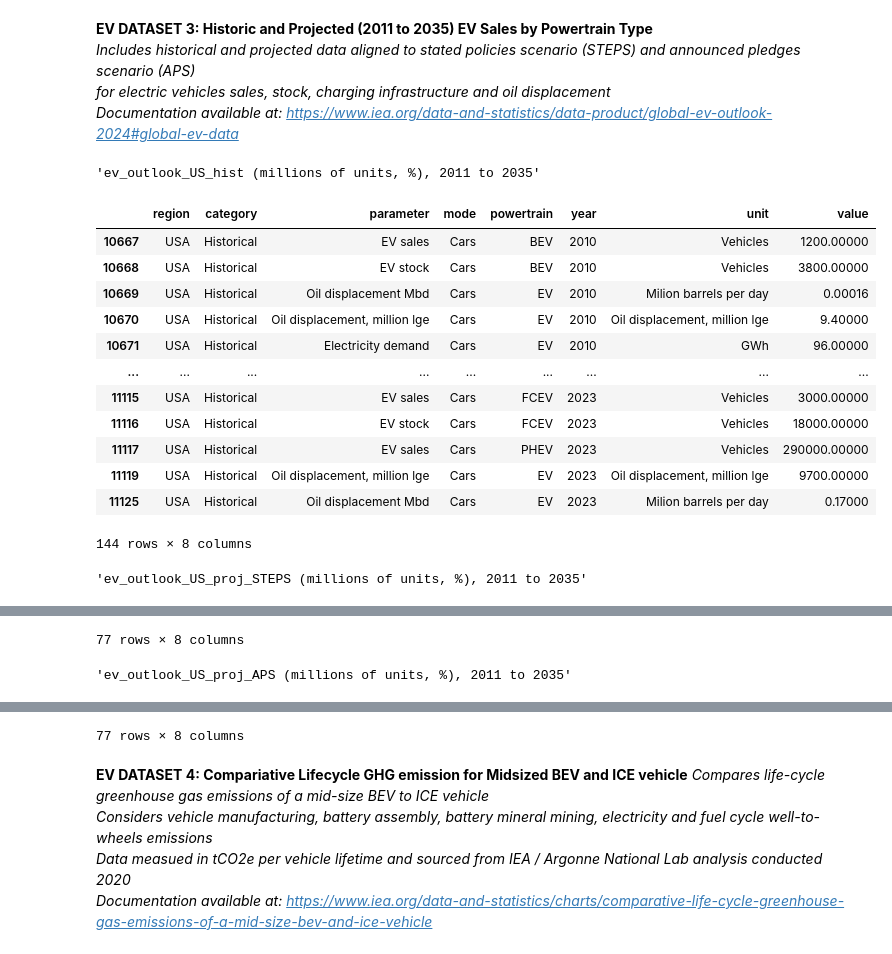
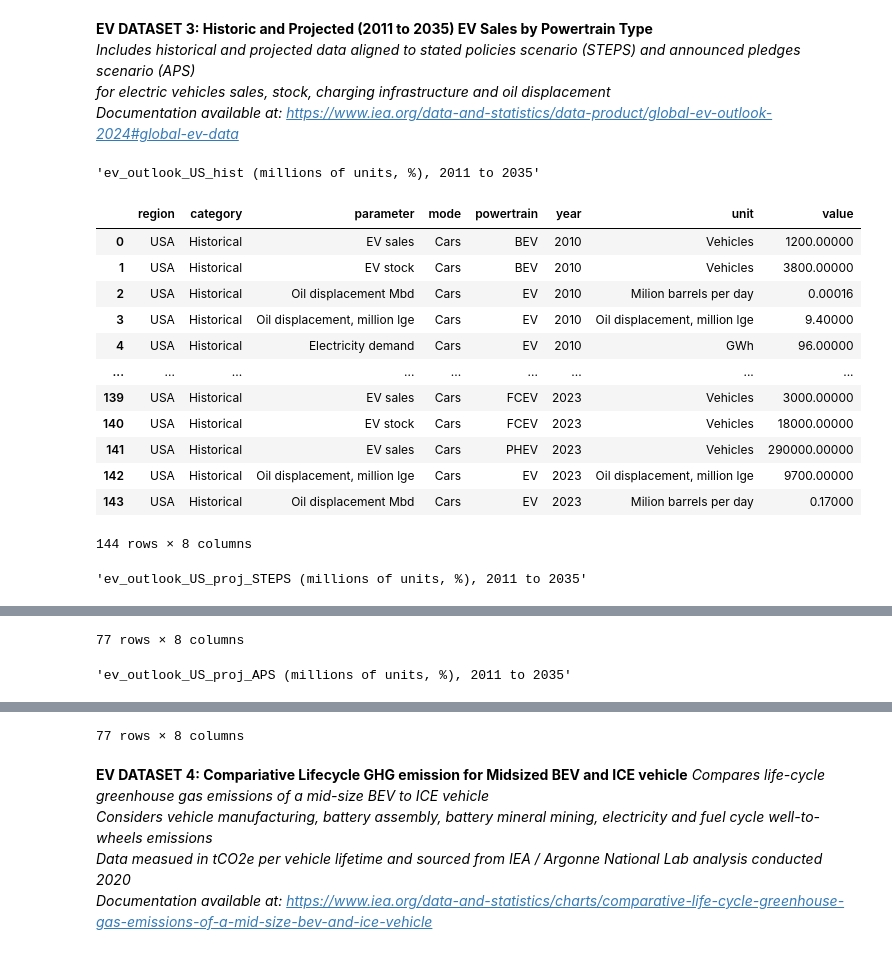
Before and after one commit to jbondAI/AI_Project_2, a Jupyter notebook: ev_and_ice_vehicle_datasets.ipynb, the cells around one changed output, grey strips where cells are left out. Saved outputs shown, nothing was run; the diff lists cells and outputs as text; code cells hidden in the pictures.

```diff
--- a/ev_and_ice_vehicle_datasets.ipynb
+++ b/ev_and_ice_vehicle_datasets.ipynb
@@ -153,38 +226,38 @@ Documentation available at: https://www.iea.org/data-and-statistics/data-product
 # %%
 # Reads in historic and projeted EV electric demand data and joins datafames
 ev_outlook= pd.read_csv("Resources/IEA Global EV Data 2024.csv")
 
 # Historic EV Outlook data for US
-ev_outlook_US_hist = ev_outlook[(ev_outlook['category'] == 'Historical') & (ev_outlook['region'] == 'USA') & (ev_outlook['mode'] == 'Cars')]
+ev_outlook_US_hist = ev_outlook[(ev_outlook['category'] == 'Historical') & (ev_outlook['region'] == 'USA') & (ev_outlook['mode'] == 'Cars')].copy().reset_index(drop=True)
 
 # Projected EV Outlook data based on stated policies for US
-ev_outlook_US_proj_STEPS = ev_outlook[(ev_outlook['category'] == 'Projection-STEPS') & (ev_outlook['region'] == 'USA') & (ev_outlook['mode'] == 'Cars')]
+ev_outlook_US_proj_STEPS = ev_outlook[(ev_outlook['category'] == 'Projection-STEPS') & (ev_outlook['region'] == 'USA') & (ev_outlook['mode'] == 'Cars')].copy().reset_index(drop=True)
 
 # Projected EV Outlook data based on announced pledges for US
-ev_outlook_US_proj_APS = ev_outlook[(ev_outlook['category'] == 'Projection-APS') & (ev_outlook['region'] == 'USA') & (ev_outlook['mode'] == 'Cars')]
+ev_outlook_US_proj_APS = ev_outlook[(ev_outlook['category'] == 'Projection-APS') & (ev_outlook['region'] == 'USA') & (ev_outlook['mode'] == 'Cars')].copy().reset_index(drop=True)
 
 display('ev_outlook_US_hist (millions of units, %), 2011 to 2035')
 display(ev_outlook_US_hist)
 
 display('ev_outlook_US_proj_STEPS (millions of units, %), 2011 to 2035')
 display(ev_outlook_US_proj_STEPS)
 
 display('ev_outlook_US_proj_APS (millions of units, %), 2011 to 2035')
 display(ev_outlook_US_proj_APS)
 # %% [output]
 'ev_outlook_US_hist (millions of units, %), 2011 to 2035'
 |  | region | category | parameter | mode | powertrain | year | unit | value |
-| 10667 | USA | Historical | EV sales | Cars | BEV | 2010 | Vehicles | 1200.00000 |
-| 10668 | USA | Historical | EV stock | Cars | BEV | 2010 | Vehicles | 3800.00000 |
-| 10669 | USA | Historical | Oil displacement Mbd | Cars | EV | 2010 | Milion barrels per day | 0.00016 |
-| 10670 | USA | Historical | Oil displacement, million lge | Cars | EV | 2010 | Oil displacement, million lge | 9.40000 |
-| 10671 | USA | Historical | Electricity demand | Cars | EV | 2010 | GWh | 96.00000 |
+| 0 | USA | Historical | EV sales | Cars | BEV | 2010 | Vehicles | 1200.00000 |
+| 1 | USA | Historical | EV stock | Cars | BEV | 2010 | Vehicles | 3800.00000 |
+| 2 | USA | Historical | Oil displacement Mbd | Cars | EV | 2010 | Milion barrels per day | 0.00016 |
+| 3 | USA | Historical | Oil displacement, million lge | Cars | EV | 2010 | Oil displacement, million lge | 9.40000 |
+| 4 | USA | Historical | Electricity demand | Cars | EV | 2010 | GWh | 96.00000 |
 | ... | ... | ... | ... | ... | ... | ... | ... | ... |
-| 11115 | USA | Historical | EV sales | Cars | FCEV | 2023 | Vehicles | 3000.00000 |
-| 11116 | USA | Historical | EV stock | Cars | FCEV | 2023 | Vehicles | 18000.00000 |
-| 11117 | USA | Historical | EV sales | Cars | PHEV | 2023 | Vehicles | 290000.00000 |
-| 11119 | USA | Historical | Oil displacement, million lge | Cars | EV | 2023 | Oil displacement, million lge | 9700.00000 |
-| 11125 | USA | Historical | Oil displacement Mbd | Cars | EV | 2023 | Milion barrels per day | 0.17000 |
+| 139 | USA | Historical | EV sales | Cars | FCEV | 2023 | Vehicles | 3000.00000 |
+| 140 | USA | Historical | EV stock | Cars | FCEV | 2023 | Vehicles | 18000.00000 |
+| 141 | USA | Historical | EV sales | Cars | PHEV | 2023 | Vehicles | 290000.00000 |
+| 142 | USA | Historical | Oil displacement, million lge | Cars | EV | 2023 | Oil displacement, million lge | 9700.00000 |
+| 143 | USA | Historical | Oil displacement Mbd | Cars | EV | 2023 | Milion barrels per day | 0.17000 |
 144 rows × 8 columns
 'ev_outlook_US_proj_STEPS (millions of units, %), 2011 to 2035'
 |  | region | category | parameter | mode | powertrain | year | unit | value |
```
Also changed, not shown: parts of 9 cells of this notebook, 6 other files.
